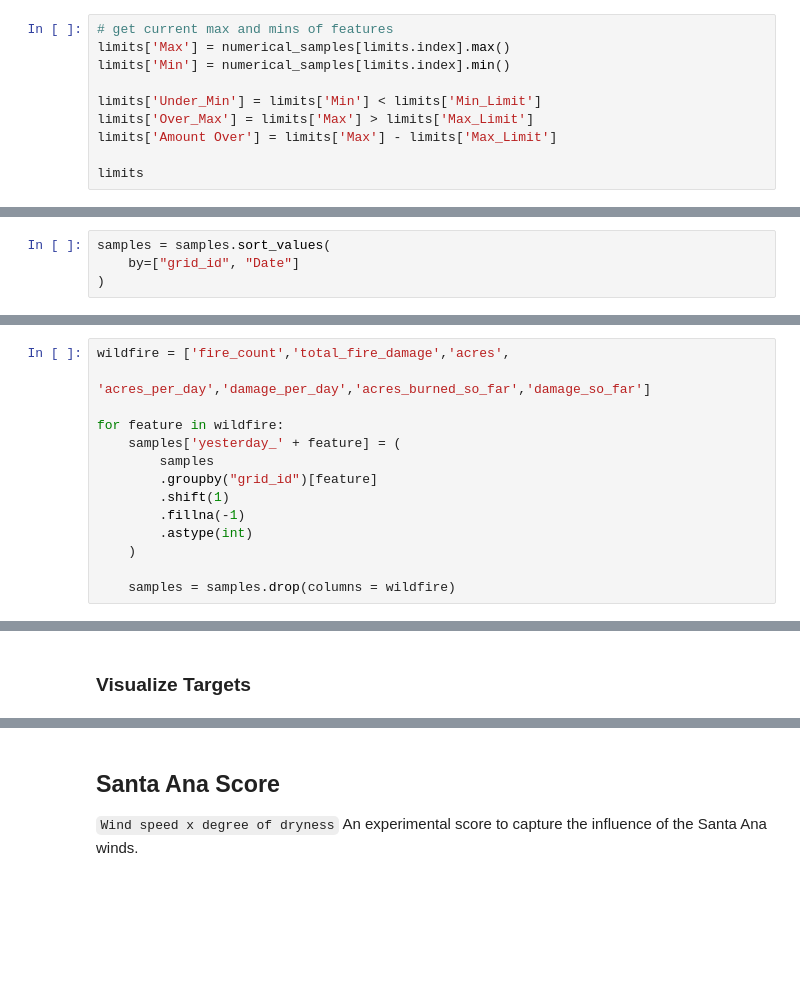
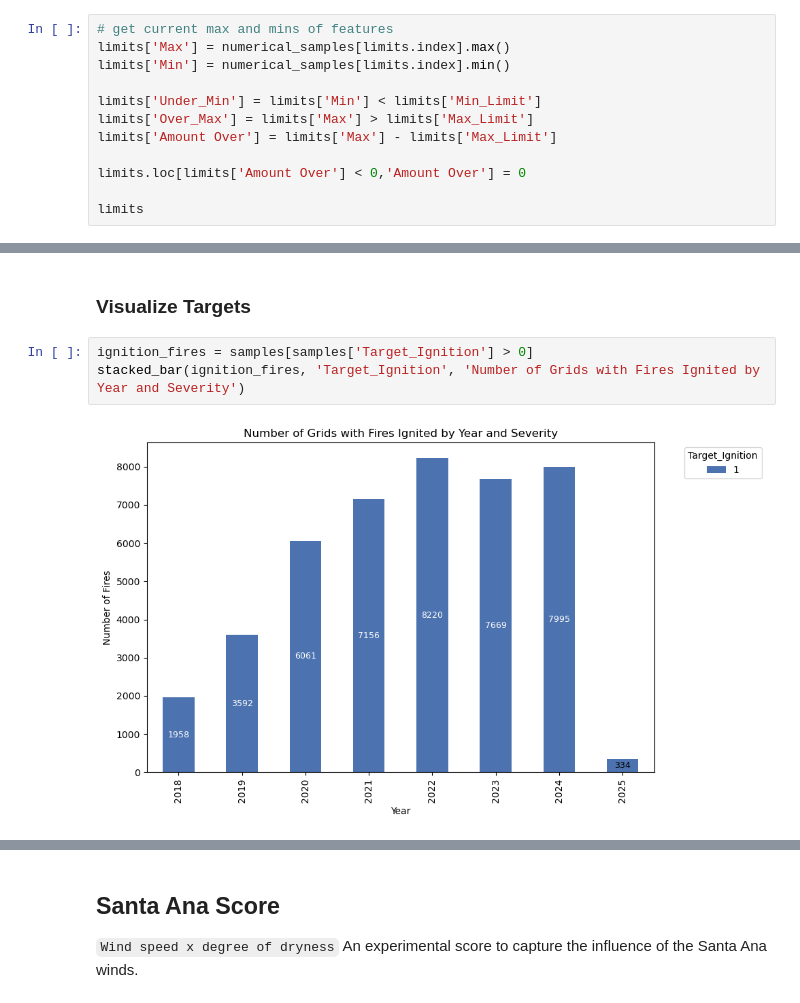
Before and after one commit to dustinlit/California-Wildfire-Ignition-ML-Modeling, a Jupyter notebook: notebooks/03_Feature_Engineering.ipynb, the cells around one changed output, grey strips where cells are left out. Drawn from its saved outputs; the diff is of its cells as text; blank space fills up the shorter version.

```diff
--- a/notebooks/03_Feature_Engineering.ipynb
+++ b/notebooks/03_Feature_Engineering.ipynb
@@ -100,4 +101,6 @@ limits['Under_Min'] = limits['Min'] < limits['Min_Limit']
 limits['Over_Max'] = limits['Max'] > limits['Max_Limit']
 limits['Amount Over'] = limits['Max'] - limits['Max_Limit']
 
+limits.loc[limits['Amount Over'] < 0,'Amount Over'] = 0
+
 limits
@@ -274,8 +269,4 @@ Target_Damage
 4      1739
 3      1718
 Name: count, dtype: int64
-# %%
-samples = samples.sort_values(
-    by=["grid_id", "Date"]
-)
 # %% [markdown]
@@ -309,17 +301,3 @@ for feature in targets:
-# %%
-wildfire = ['fire_count','total_fire_damage','acres',
-                'acres_per_day','damage_per_day','acres_burned_so_far','damage_so_far']
-
-for feature in wildfire:
-    samples['yesterday_' + feature] = (
-        samples
-        .groupby("grid_id")[feature]
-        .shift(1)
-        .fillna(-1)
-        .astype(int)
-    )
-
-    samples = samples.drop(columns = wildfire)
 # %%
 lag_features_mean = [
     # Water Demand
@@ -392,4 +362,9 @@ for col in lag_features_median:
         )
 # %% [markdown]
 ### Visualize Targets
+# %%
+ignition_fires = samples[samples['Target_Ignition'] > 0]
+stacked_bar(ignition_fires, 'Target_Ignition', 'Number of Grids with Fires Ignited by Year and Severity')
+# %% [output]
+[figure, added]
 # %%
```
Also changed, not shown: parts of 28 cells of this notebook, 29 other files.
